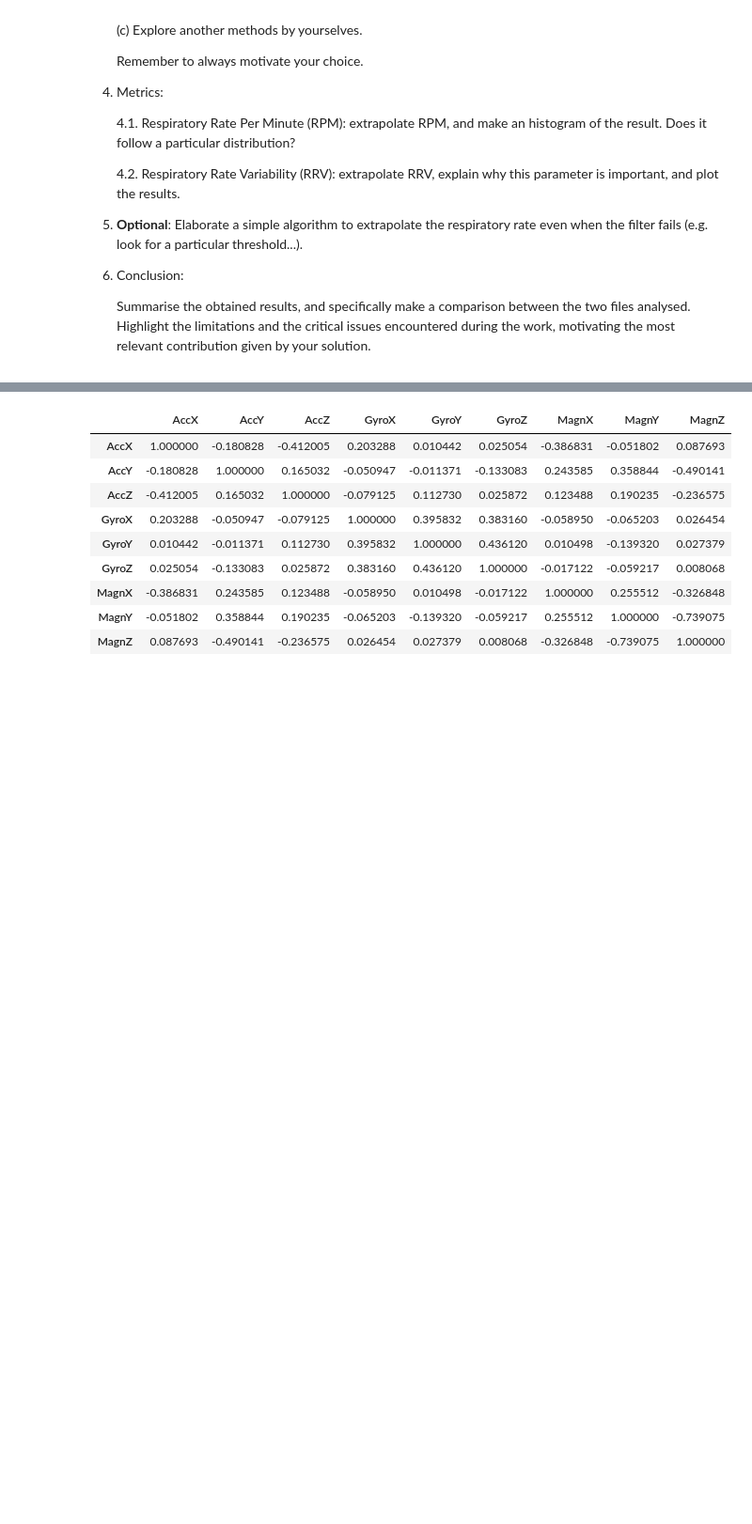
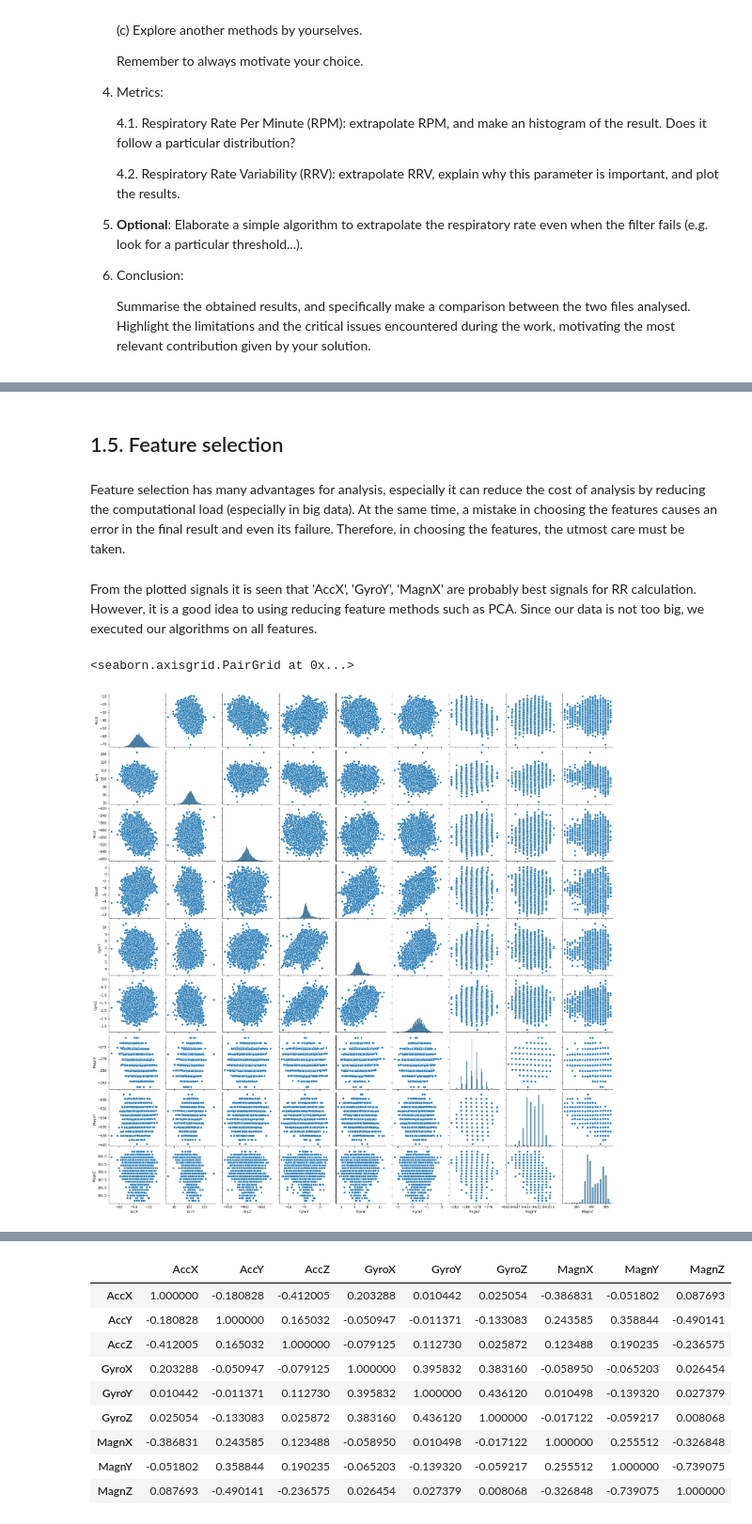
Before and after one commit to Mohsen-Kordi/ProjectRESP, a Jupyter notebook: Project.ipynb, the cells around one changed output, grey strips where cells are left out. Shown at 94% size. Cells and saved outputs as stored; diff of their text form; code cells hidden in the pictures; blank space fills up the shorter version.

```diff
--- a/Project.ipynb
+++ b/Project.ipynb
@@ -213,0 +875,11 @@ for i, ax in enumerate(axs.flat):
+# %% [markdown]
+## 1.5. Feature selection
+# %% [markdown]
+Feature selection has many advantages for analysis, especially it can reduce the cost of analysis by reducing the computational load (especially in big data). At the same time, a mistake in choosing the features causes an error in the final result and even its failure. Therefore, in choosing the features, the utmost care must be taken.
+# %% [markdown]
+From the plotted signals it is seen that 'AccX', 'GyroY', 'MagnX' are probably best signals for RR calculation. However, it is a good idea to using reducing feature methods such as PCA. Since our data is not too big, we executed our algorithms on all features.
+# %%
+sns.pairplot(df2)
+# %% [output]
+<seaborn.axisgrid.PairGrid at 0x...>
+[figure, added]
```
Also changed, not shown: parts of 174 cells of this notebook.
